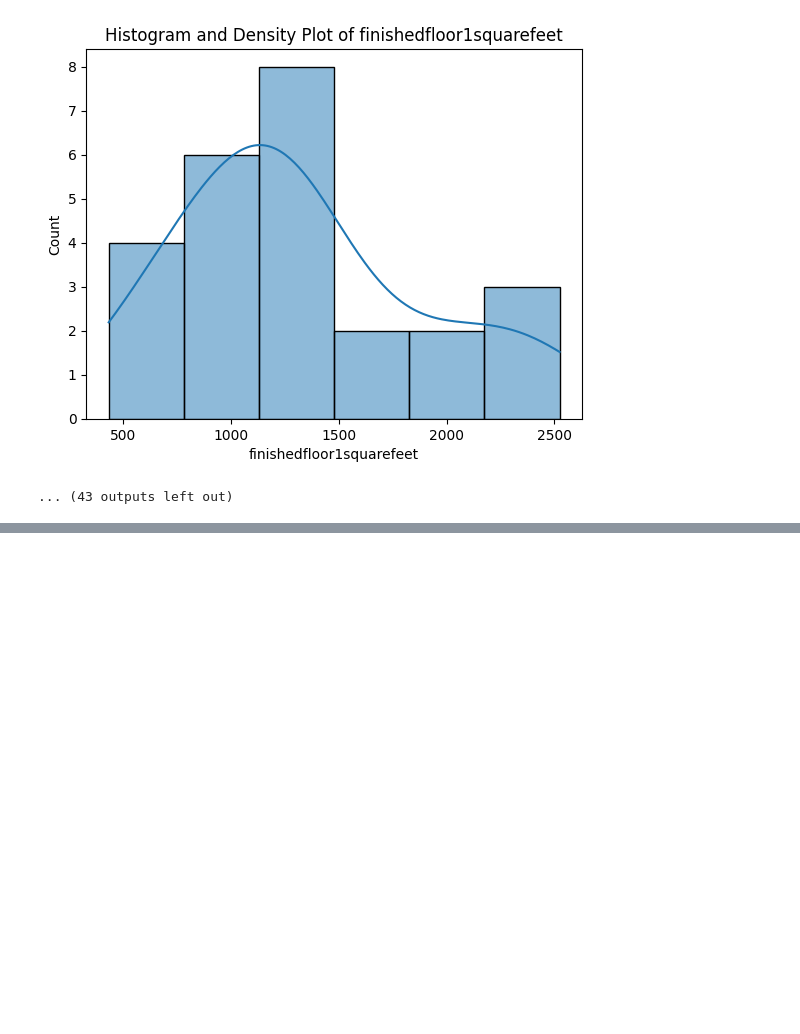
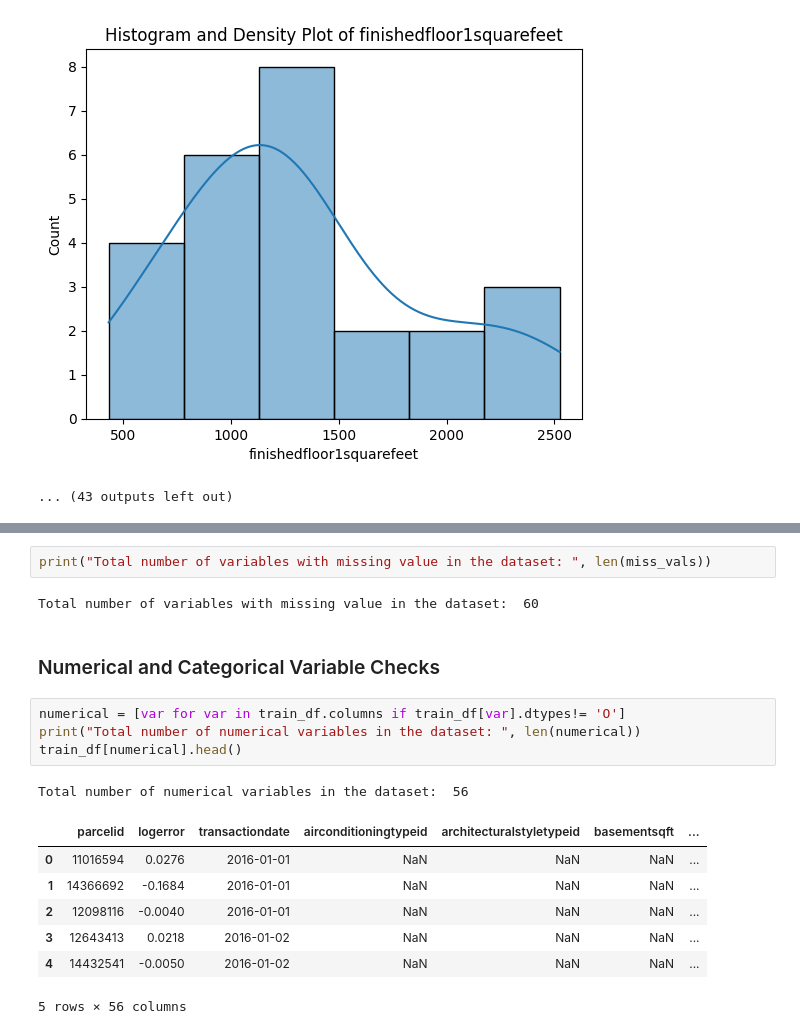
Before and after one commit to efazHossain/DATA-4380, a Jupyter notebook: Projects/TabularData/Zillow_Price.ipynb, the cells around one changed output, grey strips where cells are left out. Drawn from its saved outputs; the diff is of its cells as text; blank space fills up the shorter version.

```diff
--- a/Projects/TabularData/Zillow_Price.ipynb
+++ b/Projects/TabularData/Zillow_Price.ipynb
@@ -138,0 +141,19 @@ for col in train_df.select_dtypes(include=['number']).columns:
+# %%
+print("Total number of variables with missing value in the dataset: ", len(miss_vals))
+# %% [output]
+Total number of variables with missing value in the dataset:  60
+# %% [markdown]
+### Numerical and Categorical Variable Checks
+# %%
+numerical = [var for var in train_df.columns if train_df[var].dtypes!= 'O']
+print("Total number of numerical variables in the dataset: ", len(numerical))
+train_df[numerical].head()
+# %% [output]
+Total number of numerical variables in the dataset:  56
+|  | parcelid | logerror | transactiondate | airconditioningtypeid | architecturalstyletypeid | basementsqft | ... |
+| 0 | 11016594 | 0.0276 | 2016-01-01 | NaN | NaN | NaN | ... |
+| 1 | 14366692 | -0.1684 | 2016-01-01 | NaN | NaN | NaN | ... |
+| 2 | 12098116 | -0.0040 | 2016-01-01 | NaN | NaN | NaN | ... |
+| 3 | 12643413 | 0.0218 | 2016-01-02 | NaN | NaN | NaN | ... |
+| 4 | 14432541 | -0.0050 | 2016-01-02 | NaN | NaN | NaN | ... |
+5 rows × 56 columns
```
Also changed, not shown: parts of 8 cells of this notebook.
